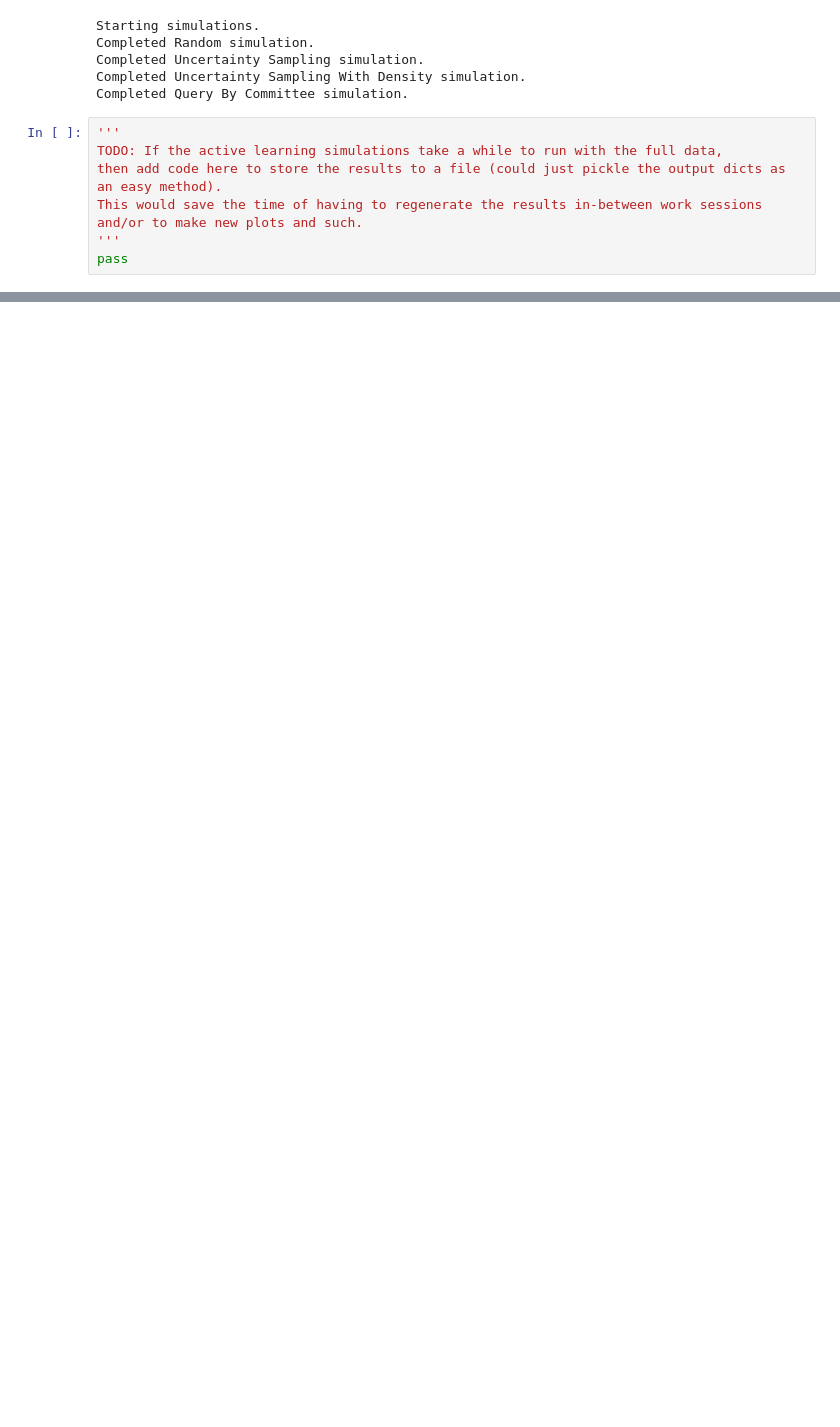
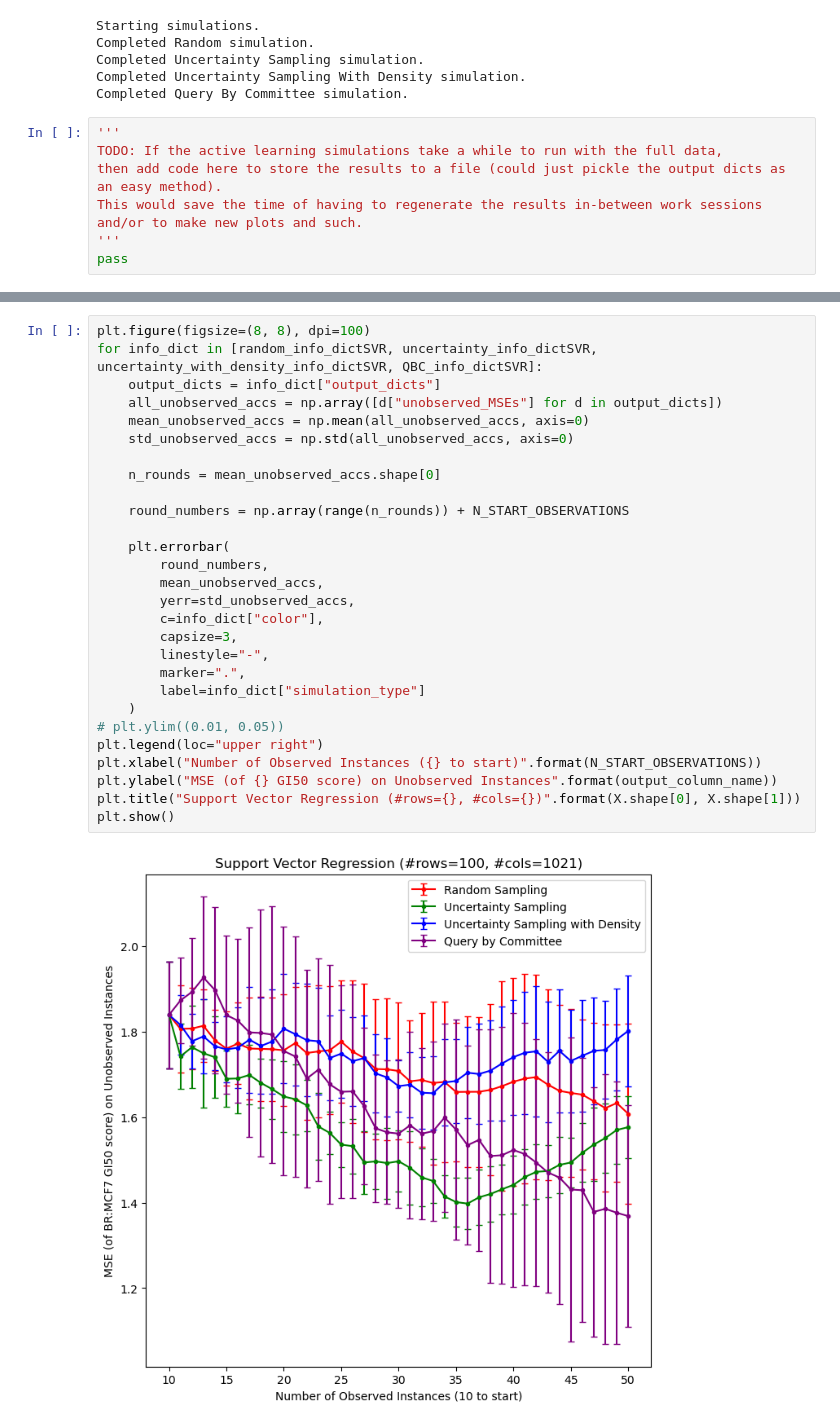
Before and after one commit to beneopp/GI50, a Jupyter notebook: code/active_learning/active_learning.ipynb, the cells around one changed output, grey strips where cells are left out. Cells and saved outputs as stored; diff of their text form; blank space fills up the shorter version.

```diff
--- a/code/active_learning/active_learning.ipynb
+++ b/code/active_learning/active_learning.ipynb
@@ -196,0 +368,30 @@ plt.show()
+# %%
+plt.figure(figsize=(8, 8), dpi=100)
+for info_dict in [random_info_dictSVR, uncertainty_info_dictSVR, uncertainty_with_density_info_dictSVR, QBC_info_dictSVR]:
+    output_dicts = info_dict["output_dicts"]
+    all_unobserved_accs = np.array([d["unobserved_MSEs"] for d in output_dicts])
+    mean_unobserved_accs = np.mean(all_unobserved_accs, axis=0)
+    std_unobserved_accs = np.std(all_unobserved_accs, axis=0)
+
+    n_rounds = mean_unobserved_accs.shape[0]
+
+    round_numbers = np.array(range(n_rounds)) + N_START_OBSERVATIONS
+
+    plt.errorbar(
+        round_numbers,
+        mean_unobserved_accs,
+        yerr=std_unobserved_accs,
+        c=info_dict["color"],
+        capsize=3,
+        linestyle="-",
+        marker=".",
+        label=info_dict["simulation_type"]
+    )
+# plt.ylim((0.01, 0.05))
+plt.legend(loc="upper right")
+plt.xlabel("Number of Observed Instances ({} to start)".format(N_START_OBSERVATIONS))
+plt.ylabel("MSE (of {} GI50 score) on Unobserved Instances".format(output_column_name))
+plt.title("Support Vector Regression (#rows={}, #cols={})".format(X.shape[0], X.shape[1]))
+plt.show()
+# %% [output]
+[figure, added]
```
Also changed, not shown: parts of 10 cells of this notebook.
